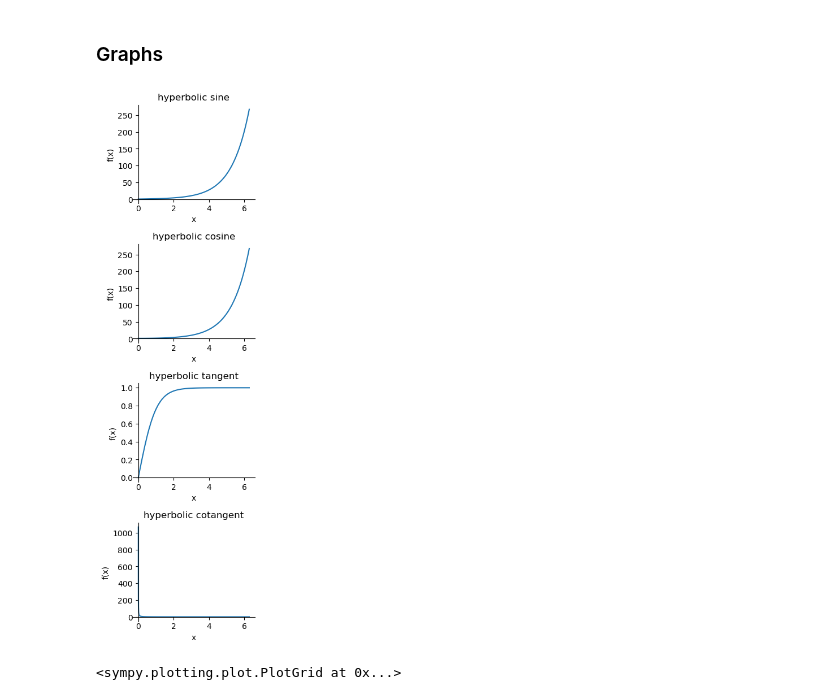
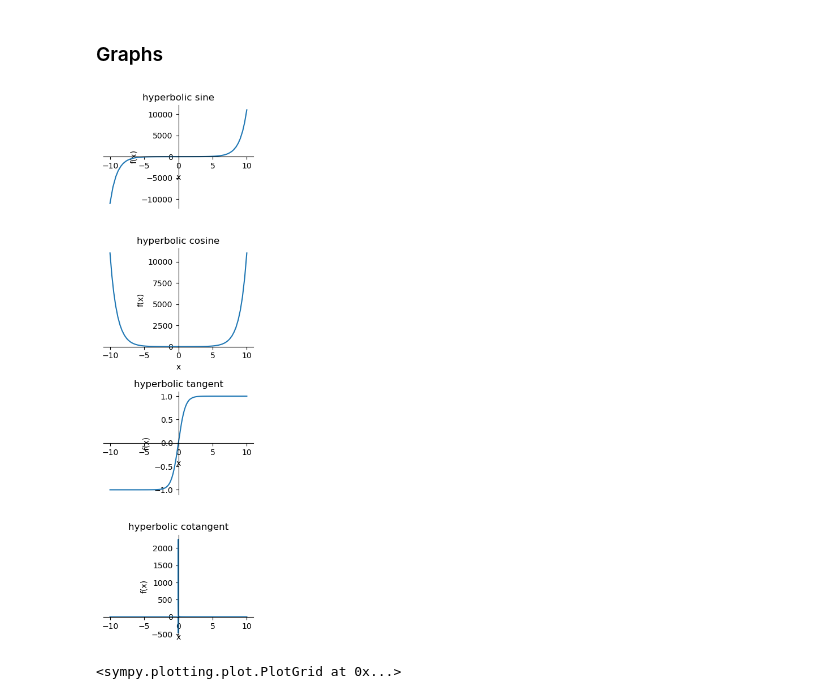
Before and after one commit to Fra0128/Symbolic-Mathematics-with-SymPy, a Jupyter notebook: cheat_sheet.ipynb, the cells around one changed output. Saved outputs shown, nothing was run; the diff lists cells and outputs as text; code cells hidden in the pictures.

Commit message:
feat: add graphs

```diff
--- a/cheat_sheet.ipynb
+++ b/cheat_sheet.ipynb
@@ -175,13 +187,13 @@ $\displaystyle \coth{\left(1 \right)}$
 # %% [markdown]
 ### Graphs
 # %%
-f1 = plotting.plot(sinh(x), (x, 0, 2*pi), show=False, title='hyperbolic sine')
-f2 = plotting.plot(cosh(x), (x, 0, 2*pi), show=False, title='hyperbolic cosine')
-f3 = plotting.plot(tanh(x), (x, 0, 2*pi), show=False, title='hyperbolic tangent')
-f4 = plotting.plot(coth(x), (x, 0, 2*pi), show=False, title='hyperbolic cotangent')
+f1 = plotting.plot(sinh(x), show=False, title='hyperbolic sine')
+f2 = plotting.plot(cosh(x), show=False, title='hyperbolic cosine')
+f3 = plotting.plot(tanh(x), show=False, title='hyperbolic tangent')
+f4 = plotting.plot(coth(x), show=False, title='hyperbolic cotangent')
 
 # plot the functions in a 1x4 grid
 plotting.PlotGrid(4, 1, f1, f2, f3, f4, size=(3, 10))
 # %% [output]
-[figure, old version]
+[figure, new version]
 <sympy.plotting.plot.PlotGrid at 0x...>
```
Also changed, not shown: parts of 5 cells of this notebook.
